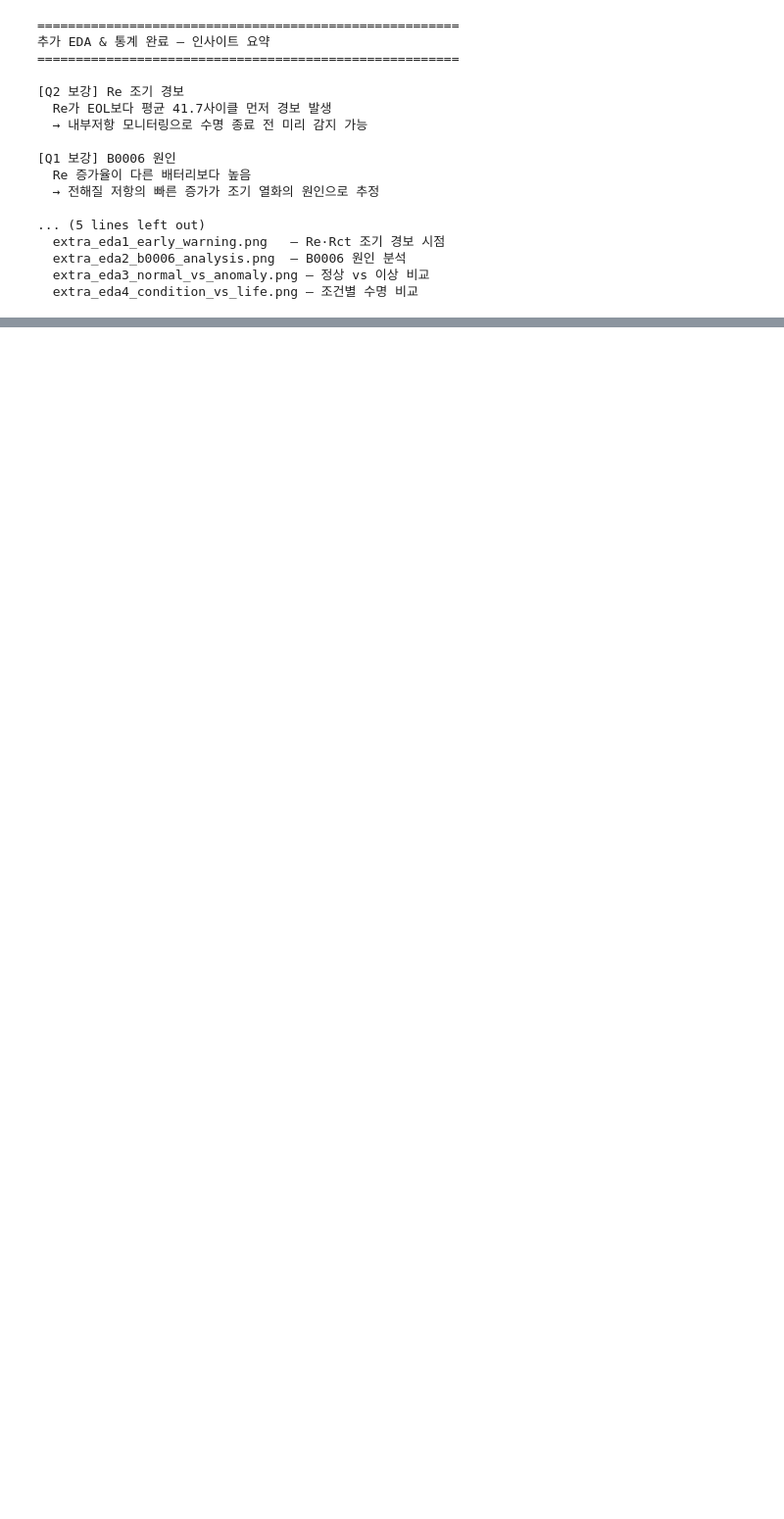
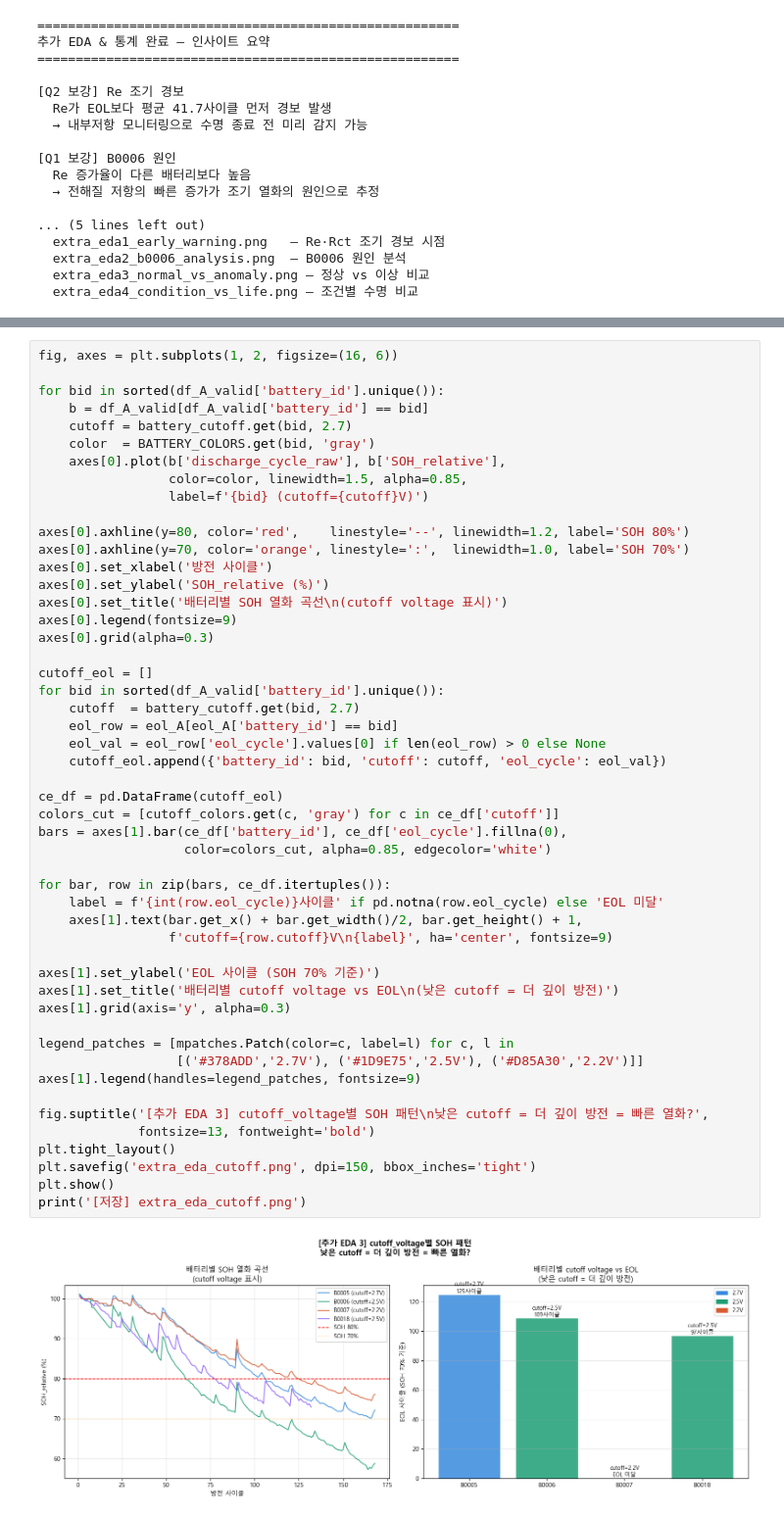
Before and after one commit to mipigirl7/project_lithium_battery_analysis_16team, a Jupyter notebook: 02-2_visualiazation.ipynb, the cells around one changed output, grey strips where cells are left out. Shown at 98% size. Saved outputs shown, nothing was run; the diff lists cells and outputs as text; blank space fills up the shorter version.

```diff
--- a/02-2_visualiazation.ipynb
+++ b/02-2_visualiazation.ipynb
@@ -438,0 +662,52 @@ print(f"""
+# %%
+fig, axes = plt.subplots(1, 2, figsize=(16, 6))
+
+for bid in sorted(df_A_valid['battery_id'].unique()):
+    b = df_A_valid[df_A_valid['battery_id'] == bid]
+    cutoff = battery_cutoff.get(bid, 2.7)
+    color  = BATTERY_COLORS.get(bid, 'gray')
+    axes[0].plot(b['discharge_cycle_raw'], b['SOH_relative'],
+                 color=color, linewidth=1.5, alpha=0.85,
+                 label=f'{bid} (cutoff={cutoff}V)')
+
+axes[0].axhline(y=80, color='red',    linestyle='--', linewidth=1.2, label='SOH 80%')
+axes[0].axhline(y=70, color='orange', linestyle=':',  linewidth=1.0, label='SOH 70%')
+axes[0].set_xlabel('방전 사이클')
+axes[0].set_ylabel('SOH_relative (%)')
+axes[0].set_title('배터리별 SOH 열화 곡선\n(cutoff voltage 표시)')
+axes[0].legend(fontsize=9)
+axes[0].grid(alpha=0.3)
+
+cutoff_eol = []
+for bid in sorted(df_A_valid['battery_id'].unique()):
+    cutoff  = battery_cutoff.get(bid, 2.7)
+    eol_row = eol_A[eol_A['battery_id'] == bid]
+    eol_val = eol_row['eol_cycle'].values[0] if len(eol_row) > 0 else None
+    cutoff_eol.append({'battery_id': bid, 'cutoff': cutoff, 'eol_cycle': eol_val})
+
+ce_df = pd.DataFrame(cutoff_eol)
+colors_cut = [cutoff_colors.get(c, 'gray') for c in ce_df['cutoff']]
+bars = axes[1].bar(ce_df['battery_id'], ce_df['eol_cycle'].fillna(0),
+                   color=colors_cut, alpha=0.85, edgecolor='white')
+
+for bar, row in zip(bars, ce_df.itertuples()):
+    label = f'{int(row.eol_cycle)}사이클' if pd.notna(row.eol_cycle) else 'EOL 미달'
+    axes[1].text(bar.get_x() + bar.get_width()/2, bar.get_height() + 1,
+                 f'cutoff={row.cutoff}V\n{label}', ha='center', fontsize=9)
+
+axes[1].set_ylabel('EOL 사이클 (SOH 70% 기준)')
+axes[1].set_title('배터리별 cutoff voltage vs EOL\n(낮은 cutoff = 더 깊이 방전)')
+axes[1].grid(axis='y', alpha=0.3)
+
+legend_patches = [mpatches.Patch(color=c, label=l) for c, l in
+                  [('#378ADD','2.7V'), ('#1D9E75','2.5V'), ('#D85A30','2.2V')]]
+axes[1].legend(handles=legend_patches, fontsize=9)
+
+fig.suptitle('[추가 EDA 3] cutoff_voltage별 SOH 패턴\n낮은 cutoff = 더 깊이 방전 = 빠른 열화?',
+             fontsize=13, fontweight='bold')
+plt.tight_layout()
+plt.savefig('extra_eda_cutoff.png', dpi=150, bbox_inches='tight')
+plt.show()
+print('[저장] extra_eda_cutoff.png')
+# %% [output]
+[figure, added]
```
Also changed, not shown: parts of 7 cells of this notebook, 24 other files.
